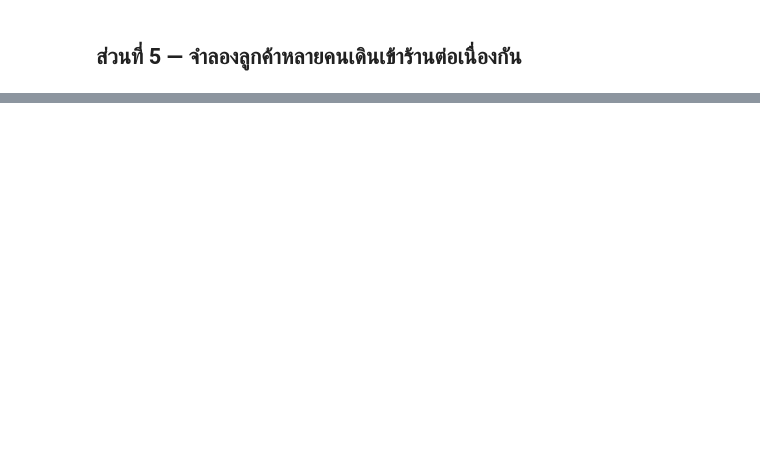
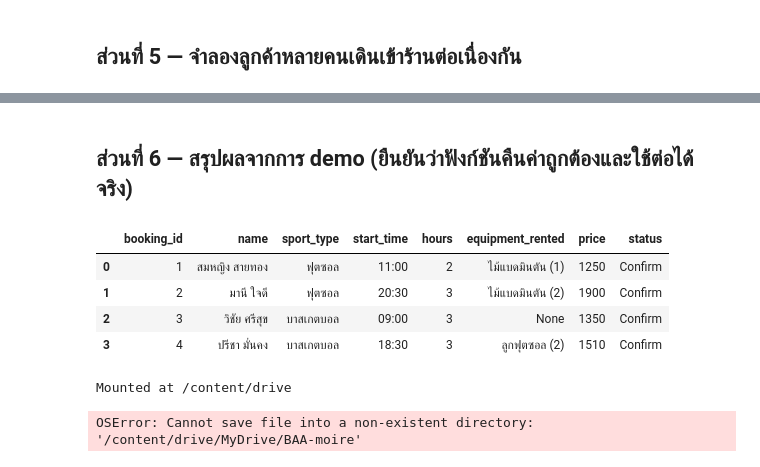
Before and after one commit to sitthinon-stat/Sports-court-rental, a Jupyter notebook: Sports_court_rental.ipynb, the cells around one changed output, grey strips where cells are left out. Drawn from its saved outputs; the diff is of its cells as text; code cells hidden in the pictures; blank space fills up the shorter version.

Commit message:
สร้างโดยใช้ Colab

```diff
--- a/Sports_court_rental.ipynb
+++ b/Sports_court_rental.ipynb
@@ -352,0 +393,42 @@ booking_a = simulate_customer_visit(booking_id=1, customer=customer_a, courts_li
+# %% [markdown]
+## ส่วนที่ 6 — สรุปผลจากการ demo (ยืนยันว่าฟังก์ชันคืนค่าถูกต้องและใช้ต่อได้จริง)
+# %%
+## ส่วนที่ 6 — สรุปผลจากการ demo (ยืนยันว่าฟังก์ชันคืนค่าถูกต้องและใช้ต่อได้จริง)
+
+all_demo_bookings = [booking_a] + completed_bookings
+import pandas as pd
+
+summary_rows = [
+    {
+        "booking_id": b.booking_id,
+        "name": b.customer.name,
+        "sport_type": b.court.sport_type,
+        "start_time": b.start_time,
+        "hours": b.hours,
+        "equipment_rented": ", ".join([f"{item.equipment_name} ({qty})" for item, qty in b.equipment_list]) if b.equipment_list else "None",
+        "price": b.calculate_total_price(),
+        "status": b.status,
+    }
+    for b in all_demo_bookings
+]
+
+demo_summary_df = pd.DataFrame(summary_rows)
+demo_summary_df
+# %% [output]
+|  | booking_id | name | sport_type | start_time | hours | equipment_rented | price | status |
+| 0 | 1 | สมหญิง สายทอง | ฟุตซอล | 11:00 | 2 | ไม้แบดมินตัน (1) | 1250 | Confirm |
+| 1 | 2 | มานี ใจดี | ฟุตซอล | 20:30 | 3 | ไม้แบดมินตัน (2) | 1900 | Confirm |
+| 2 | 3 | วิชัย ศรีสุข | บาสเกตบอล | 09:00 | 3 | None | 1350 | Confirm |
+| 3 | 4 | ปรีชา มั่นคง | บาสเกตบอล | 18:30 | 3 | ลูกฟุตซอล (2) | 1510 | Confirm |
+# %%
+# Save to csv (สำหรับรอบ Demo)
+demo_summary_df.to_csv("demo_court_booking.csv", index=False)
+from google.colab import drive
+drive.mount('/content/drive')
+demo_summary_df.to_csv("/content/drive/MyDrive/BAA-moire/demo_court_booking.csv", index=False)
+
+total_today = sum(b.calculate_total_price() for b in all_demo_bookings)
+print("\nยอดขายรวมจากลูกค้าที่เข้ามาใช้บริการสนามในรอบ demo นี้:", format_currency(total_today))
+# %% [output]
+Mounted at /content/drive
+OSError: Cannot save file into a non-existent directory: '/content/drive/MyDrive/BAA-moire'
```
Also changed, not shown: parts of 10 cells of this notebook.
